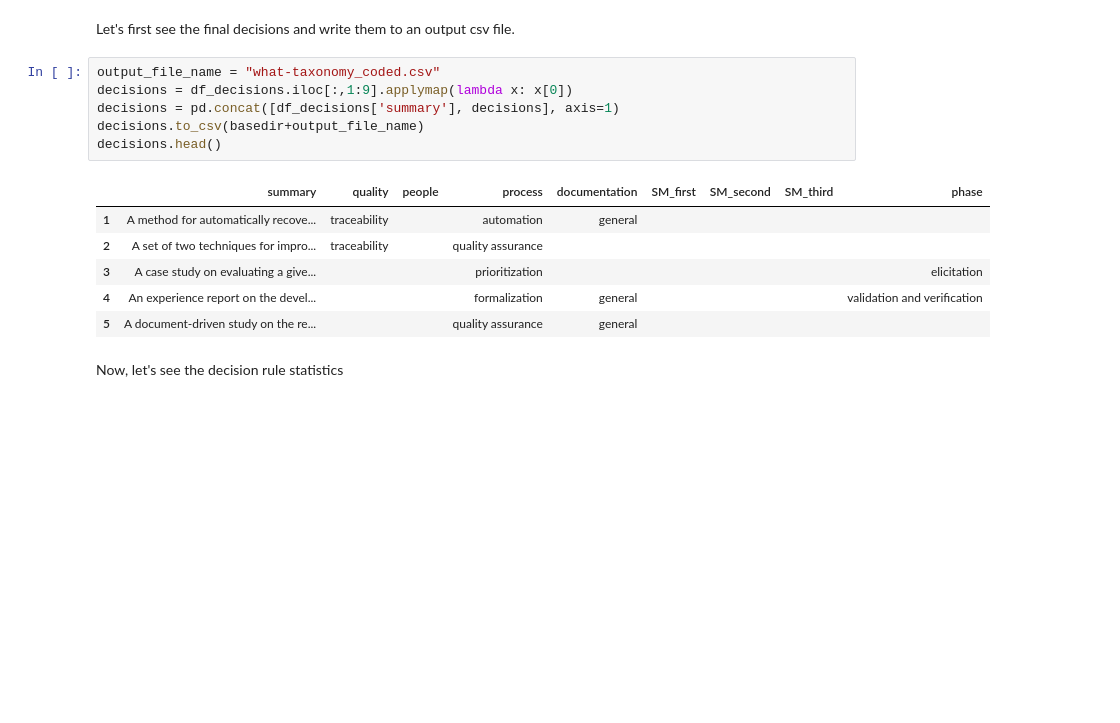
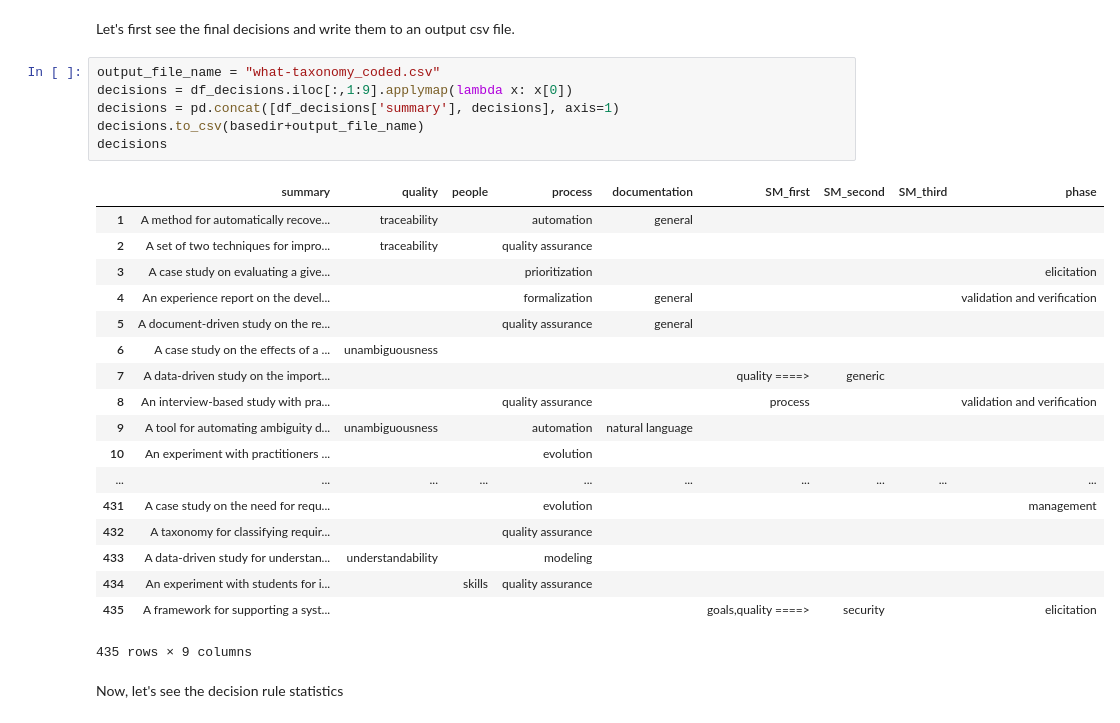
Before and after one commit to mendezfe/repract2018, a Jupyter notebook: notebooks/freetextcoding/REpract-AutomaticConsolidation.ipynb, the cells around one changed output. Saved outputs shown, nothing was run; the diff lists cells and outputs as text; blank space fills up the shorter version.

```diff
--- a/notebooks/freetextcoding/REpract-AutomaticConsolidation.ipynb
+++ b/notebooks/freetextcoding/REpract-AutomaticConsolidation.ipynb
@@ -255,16 +259,28 @@ Let's first see the final decisions and write them to an output csv file.
 # %%
 output_file_name = "what-taxonomy_coded.csv"
 decisions = df_decisions.iloc[:,1:9].applymap(lambda x: x[0])
 decisions = pd.concat([df_decisions['summary'], decisions], axis=1)
 decisions.to_csv(basedir+output_file_name)
-decisions.head()
+decisions
 # %% [output]
 |  | summary | quality | people | process | documentation | SM_first | SM_second | SM_third | phase |
 | 1 | A method for automatically recove... | traceability |  | automation | general |  |  |  |  |
 | 2 | A set of two techniques for impro... | traceability |  | quality assurance |  |  |  |  |  |
 | 3 | A case study on evaluating a give... |  |  | prioritization |  |  |  |  | elicitation |
 | 4 | An experience report on the devel... |  |  | formalization | general |  |  |  | validation and verification |
 | 5 | A document-driven study on the re... |  |  | quality assurance | general |  |  |  |  |
+| 6 | A case study on the effects of a ... | unambiguousness |  |  |  |  |  |  |  |
+| 7 | A data-driven study on the import... |  |  |  |  | quality ====> | generic |  |  |
+| 8 | An interview-based study with pra... |  |  | quality assurance |  | process |  |  | validation and verification |
+| 9 | A tool for automating ambiguity d... | unambiguousness |  | automation | natural language |  |  |  |  |
+| 10 | An experiment with practitioners ... |  |  | evolution |  |  |  |  |  |
+| ... | ... | ... | ... | ... | ... | ... | ... | ... | ... |
+| 431 | A case study on the need for requ... |  |  | evolution |  |  |  |  | management |
+| 432 | A taxonomy for classifying requir... |  |  | quality assurance |  |  |  |  |  |
+| 433 | A data-driven study for understan... | understandability |  | modeling |  |  |  |  |  |
+| 434 | An experiment with students for i... |  | skills | quality assurance |  |  |  |  |  |
+| 435 | A framework for supporting a syst... |  |  |  |  | goals,quality ====> | security |  | elicitation |
+435 rows × 9 columns
 # %% [markdown]
 Now, let's see the decision rule statistics
 # %%
```
Also changed, not shown: parts of 4 cells of this notebook, 26 other files.
